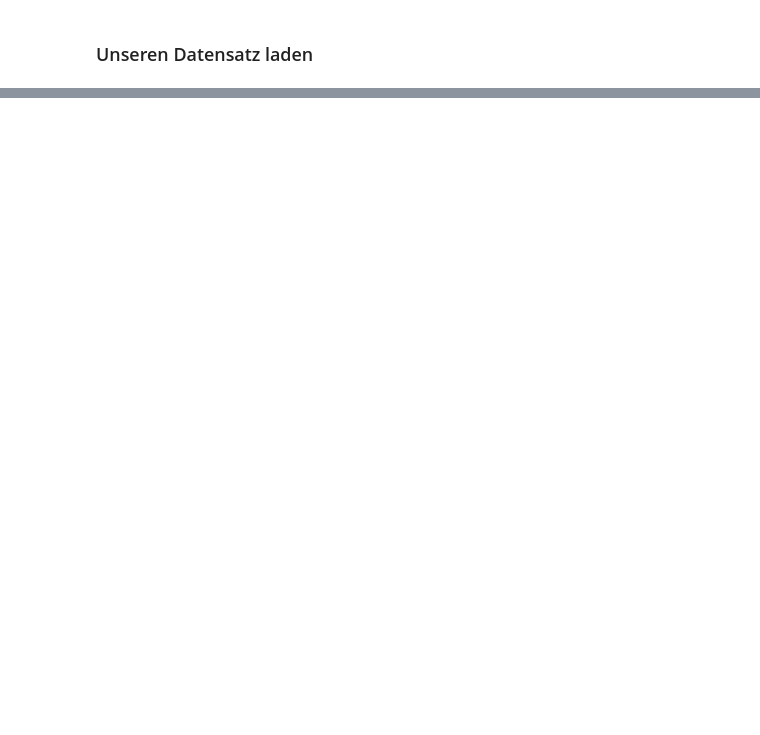
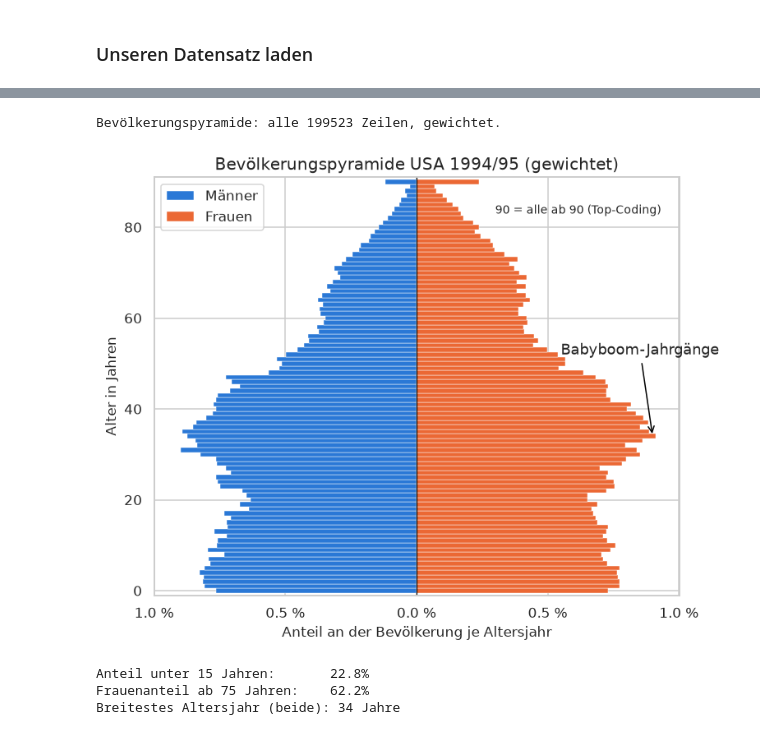
Before and after one commit to Manuel-Schmid/census-income-analysis, a Jupyter notebook: src/statistics_project/dataset_analysis_notebooks/NB02.ipynb, the cells around one changed output, grey strips where cells are left out. Drawn from its saved outputs; the diff is of its cells as text; code cells hidden in the pictures; blank space fills up the shorter version.

```diff
--- a/src/statistics_project/dataset_analysis_notebooks/NB02.ipynb
+++ b/src/statistics_project/dataset_analysis_notebooks/NB02.ipynb
@@ -149,6 +159,15 @@ census["NUM_EMPLOYEES"] = census["NUM_EMPLOYEES"].astype(pd.CategoricalDtype(lis
 nominale_codes = ["INDUSTRY_CODE", "OCCUPATION_CODE", "SELF_EMPLOYED", "VETERANS_BENEFITS"]
 census[nominale_codes] = census[nominale_codes].astype("category")
 
+# 7) Neue Spalten aus den originalen CPS-Dateien: exaktes Einkommen, Arbeitsstunden, Wohnort usw. (NB01, 5.1)
+zusatz = pd.read_csv("../zusatzdaten/census_zusatz.csv.gz", index_col="ROW")
+# Kontrolle: Die Zusatzdaten müssen Zeile für Zeile zu census passen
+assert (zusatz["CHECK_AGE"].to_numpy() == census["AGE"].to_numpy()).all(), "Zusatzdaten passen nicht zu census"
+assert np.allclose(zusatz["CHECK_WEIGHT"].to_numpy(), census["WEIGHT"].to_numpy()), "Zusatzdaten passen nicht zu census"
+census = census.join(zusatz.drop(columns=["CHECK_AGE", "CHECK_WEIGHT"]))
+ARMUT = ["Below poverty line", "100-124% of poverty line", "125-149% of poverty line", "150%+ of poverty line"]
+census["POVERTY_LEVEL"] = census["POVERTY_LEVEL"].astype(pd.CategoricalDtype(ARMUT, ordered=True))
+
 # Kontrolle: Eine Bildungskategorie, die nicht in BILDUNG steht, würde still zu NaN werden
 assert census["EDUCATION"].notna().all(), "Unbekannte Kategorie in EDUCATION"
 
@@ -159,0 +252,34 @@ print(fehlend[fehlend > 0].sort_values(ascending=False))
+# %%
+# Gewichteter Anteil an der Bevölkerung je Altersjahr und Geschlecht, in %
+pyramide = daten.groupby(["AGE", "GESCHLECHT"])["WEIGHT"].sum().unstack() / daten["WEIGHT"].sum() * 100
+print(f"Bevölkerungspyramide: alle {len(daten)} Zeilen, gewichtet.")
+
+fig, ax = plt.subplots(figsize=(7.5, 6))
+ax.barh(pyramide.index, -pyramide["Männer"], height=1.0, color=FARBE_MAENNER, edgecolor="white", linewidth=0.3, label="Männer")
+ax.barh(pyramide.index, pyramide["Frauen"], height=1.0, color=FARBE_FRAUEN, edgecolor="white", linewidth=0.3, label="Frauen")
+ax.axvline(0, color="black", linewidth=0.8)
+
+# Links sollen auch positive Prozente stehen, deshalb die Beschriftung selbst setzen
+ticks = np.arange(-1.0, 1.01, 0.5)
+ax.set_xticks(ticks)
+ax.set_xticklabels([f"{abs(t):.1f} %" for t in ticks])
+ax.set_ylim(-1, 91)
+
+ax.annotate("Babyboom-Jahrgänge", xy=(0.9, 34), xytext=(0.55, 52), arrowprops={"arrowstyle": "->", "color": "black"})
+ax.annotate("90 = alle ab 90 (Top-Coding)", xy=(0.25, 90), xytext=(0.3, 83), fontsize=9)
+ax.set_title("Bevölkerungspyramide USA 1994/95 (gewichtet)")
+ax.set_xlabel("Anteil an der Bevölkerung je Altersjahr")
+ax.set_ylabel("Alter in Jahren")
+ax.legend(loc="upper left")
+plt.show()
+
+alt = daten[daten["AGE"] >= 75]
+print(f"Anteil unter 15 Jahren:       {np.average(daten['AGE'] < 15, weights=daten['WEIGHT']):.1%}")
+print(f"Frauenanteil ab 75 Jahren:    {np.average(alt['GESCHLECHT'] == 'Frauen', weights=alt['WEIGHT']):.1%}")
+print(f"Breitestes Altersjahr (beide): {pyramide.sum(axis=1).idxmax()} Jahre")
+# %% [output]
+Bevölkerungspyramide: alle 199523 Zeilen, gewichtet.
+[figure, added]
+Anteil unter 15 Jahren:       22.8%
+Frauenanteil ab 75 Jahren:    62.2%
+Breitestes Altersjahr (beide): 34 Jahre
```
Also changed, not shown: parts of 35 cells of this notebook, 3 other files.
